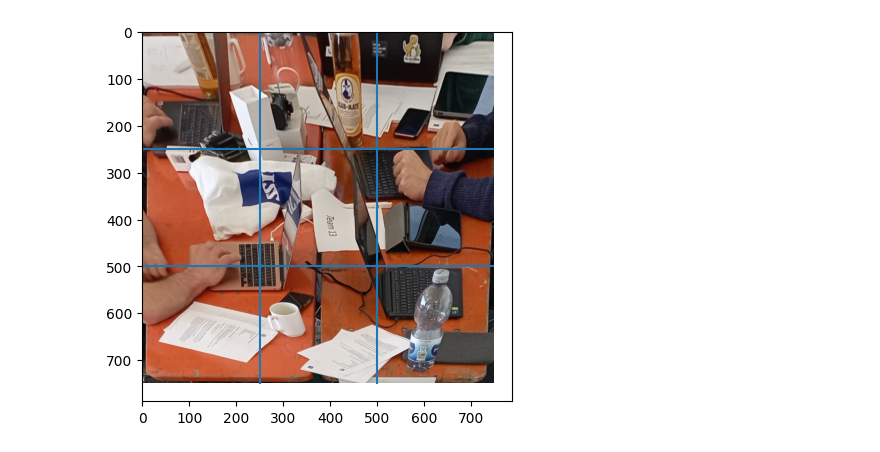
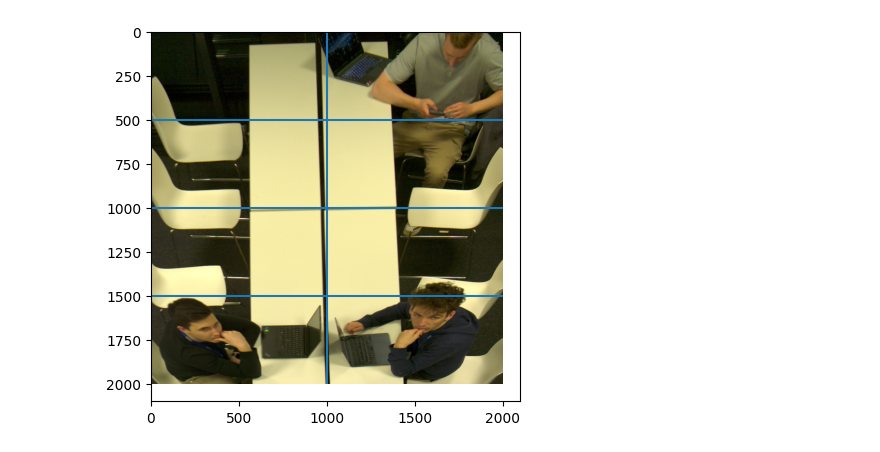
Before and after one commit to TimBerti/zeiss-hackathon-2024, a Jupyter notebook: notebooks/image_transform.ipynb, the cells around one changed output. Drawn from its saved outputs; the diff is of its cells as text; code cells hidden in the pictures.

```diff
--- a/notebooks/image_transform.ipynb
+++ b/notebooks/image_transform.ipynb
@@ -12,0 +5,7 @@ plt.plot([1570,380,3200,2560,1570],[1080,2460,2460,1060,1080]);
+# %%
+img = cv.imread('../data/raw_data/saved_pypylon_img_1714249709.png')
+img = cv.cvtColor(img, cv.COLOR_BGR2RGB)
+img = np.rot90(img, 1)
+print(img.shape)
+plt.imshow(img)
+plt.plot([500,0,2046,1546,500],[250,2040,2040,250,250]);
@@ -13,16 +15,17 @@ plt.plot([1570,380,3200,2560,1570],[1080,2460,2460,1060,1080]);
 # %%
-pts1 = np.float32([[1570, 1080],[2560,1060],[380,2460],[3200,2460]])
-pts2 = np.float32([[0,0],[750,0],[0,750],[750,750]])
+pts1 = np.float32([[500,250],[1546,250],[0,2040],[2046,2040]])
+pts2 = np.float32([[0,0],[2000,0],[0,2000],[2000,2000]])
 
 M = cv.getPerspectiveTransform(pts1,pts2)
 
-img_warped = cv.warpPerspective(img,M,(750,750))
+img_warped = cv.warpPerspective(img,M,(0,2000))
+img_warped = img_warped[0:2000, 0:2000]
 plt.imshow(img_warped)
-plt.hlines([250, 500],0,750)
-plt.vlines([250, 500],0,750)
+plt.hlines([500, 1000, 1500],0,2000)
+plt.vlines(1000,0,2000)
 plt.show()
 # %% [output]
-[figure, old version]
+[figure, new version]
 # %%
 import os
 import sys
```
Also changed, not shown: parts of 3 cells of this notebook, 1 other file.
